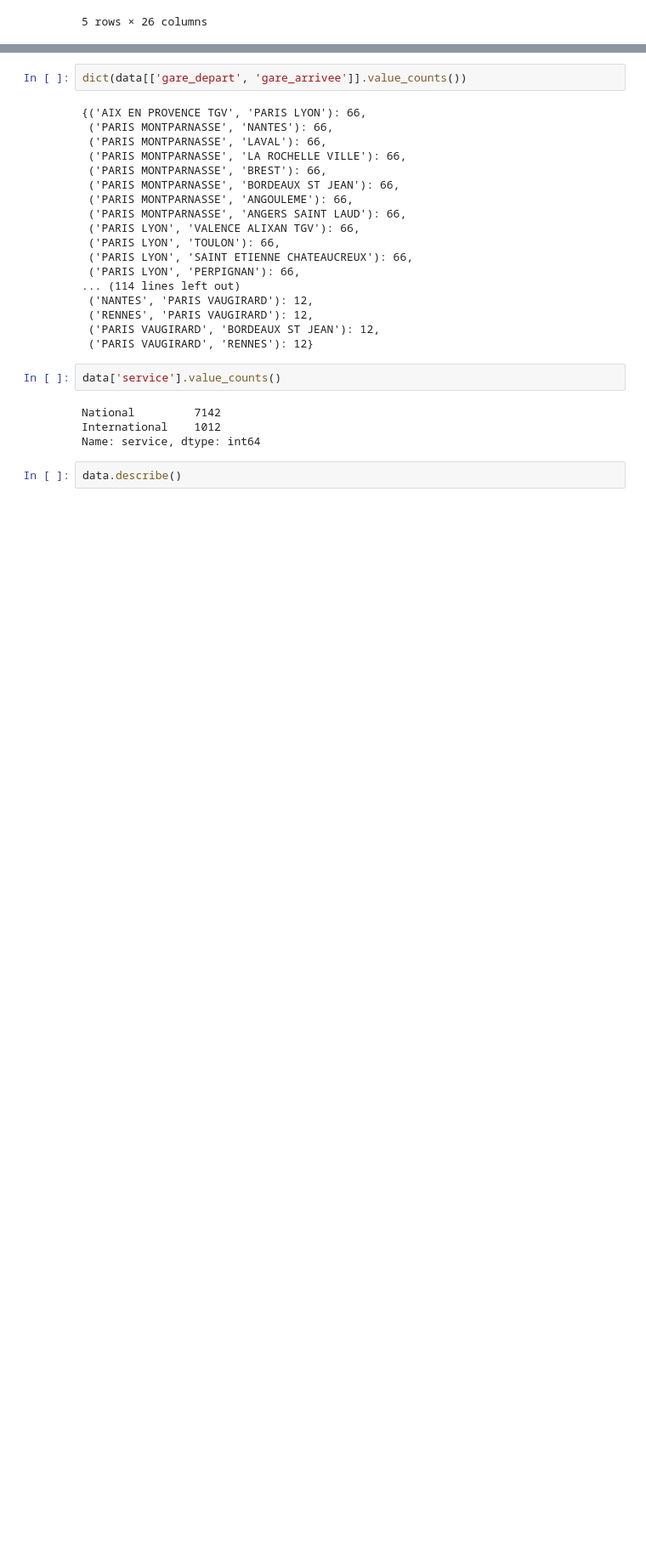
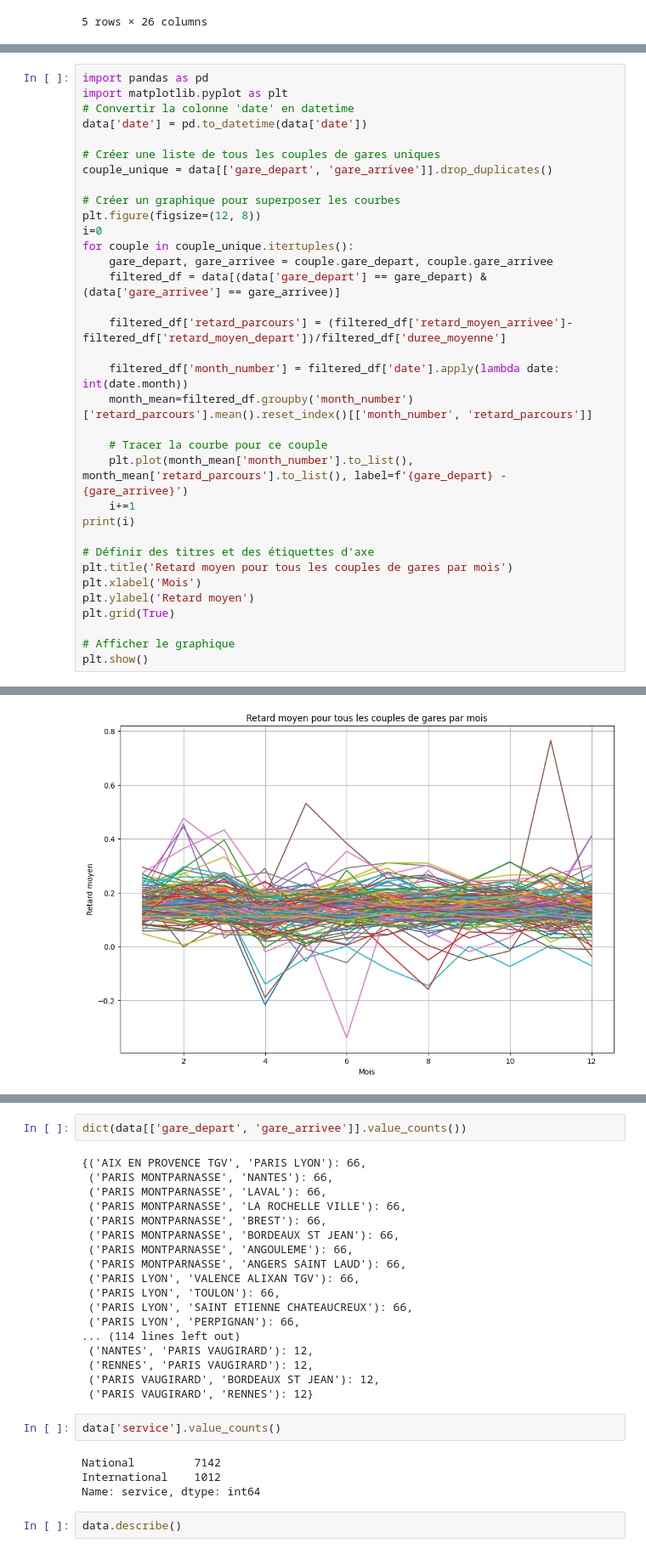
Before and after one commit to robincolinet/sncf_td1_gr1, a Jupyter notebook: data_exploration.ipynb, the cells around one changed output, grey strips where cells are left out. Shown at 85% size. Drawn from its saved outputs; the diff is of its cells as text; blank space fills up the shorter version.

```diff
--- a/data_exploration.ipynb
+++ b/data_exploration.ipynb
@@ -17,0 +183,35 @@ data.head()
+# %%
+import pandas as pd
+import matplotlib.pyplot as plt
+# Convertir la colonne 'date' en datetime
+data['date'] = pd.to_datetime(data['date'])
+
+# Créer une liste de tous les couples de gares uniques
+couple_unique = data[['gare_depart', 'gare_arrivee']].drop_duplicates()
+
+# Créer un graphique pour superposer les courbes
+plt.figure(figsize=(12, 8))
+i=0
+for couple in couple_unique.itertuples():
+    gare_depart, gare_arrivee = couple.gare_depart, couple.gare_arrivee
+    filtered_df = data[(data['gare_depart'] == gare_depart) & (data['gare_arrivee'] == gare_arrivee)]
+
+    filtered_df['retard_parcours'] = (filtered_df['retard_moyen_arrivee']-filtered_df['retard_moyen_depart'])/filtered_df['duree_moyenne']
+
+    filtered_df['month_number'] = filtered_df['date'].apply(lambda date: int(date.month))
+    month_mean=filtered_df.groupby('month_number')['retard_parcours'].mean().reset_index()[['month_number', 'retard_parcours']]
+
+    # Tracer la courbe pour ce couple
+    plt.plot(month_mean['month_number'].to_list(), month_mean['retard_parcours'].to_list(), label=f'{gare_depart} - {gare_arrivee}')
+    i+=1
+print(i)
+
+# Définir des titres et des étiquettes d'axe
+plt.title('Retard moyen pour tous les couples de gares par mois')
+plt.xlabel('Mois')
+plt.ylabel('Retard moyen')
+plt.grid(True)
+
+# Afficher le graphique
+plt.show()
+# %% [output]
@@ -17,0 +236 @@ data.head()
+[figure, added]
```
Also changed, not shown: parts of 27 cells of this notebook.
